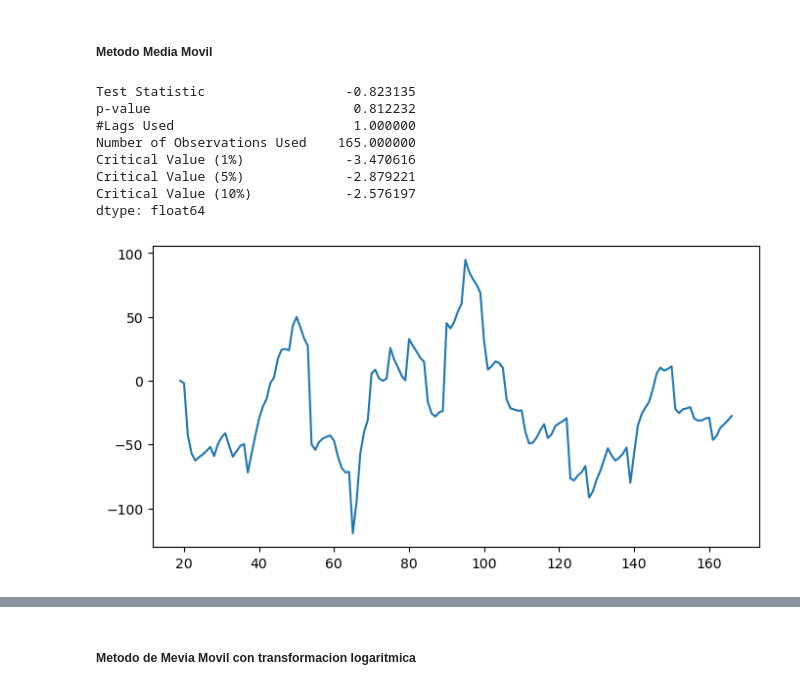
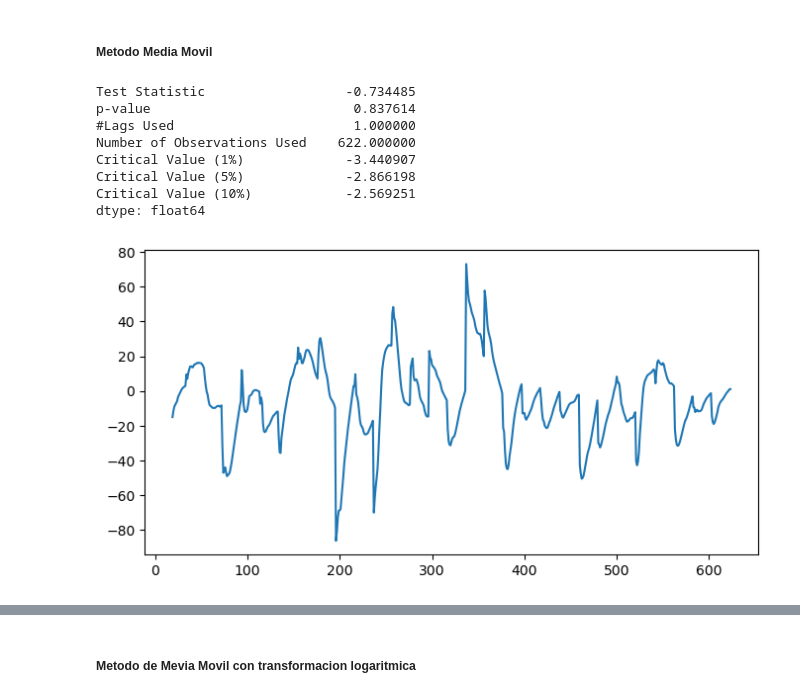
Before and after one commit to german-arq/MIA-Electiva-3-Proyecto-Final, a Jupyter notebook: analisis.ipynb, the cells around one changed output, grey strips where cells are left out. Saved outputs shown, nothing was run; the diff lists cells and outputs as text; code cells hidden in the pictures.

```diff
--- a/analisis.ipynb
+++ b/analisis.ipynb
@@ -58,8 +58,8 @@ df_dollar_hourly_price = df_dollar_hourly_price.rename(columns={'valor':'precio'
 ### Explorar los datos
 # %%
 # Elimino nulos
-df_dollar_hourly_price = df_dollar_hourly_price.dropna()
+df_dollar_15min_price = df_dollar_15min_price.dropna()
 # %%
 # Elimino duplicados
-df_dollar_hourly_price = df_dollar_hourly_price.drop_duplicates()
+df_dollar_15min_price = df_dollar_15min_price.drop_duplicates()
 # %%
@@ -70,6 +70,6 @@ precio           float64
 dtype: object
 # %%
 # Ordeno por fechas
-df_dollar_hourly_price = df_dollar_hourly_price.sort_values(by='fecha')
-df_dollar_hourly_price = df_dollar_hourly_price.reset_index(drop=True)
+df_dollar_15min_price = df_dollar_15min_price.sort_values(by='fecha')
+df_dollar_15min_price = df_dollar_15min_price.reset_index(drop=True)
 # %%
@@ -112,8 +112,8 @@ df_dollar_hourly_price.to_csv('dollar_hourly_price.csv', index=False)
 #### Tendencia
 # %%
 # Media movil
-df_mmv = pd.DataFrame({'fecha':df_dollar_hourly_price['fecha']})
-df_mmv['precio_mmv'] = df_dollar_hourly_price['precio'].rolling(window=20).mean()
+df_mmv = pd.DataFrame({'fecha':df_dollar_15min_price['fecha']})
+df_mmv['precio_mmv'] = df_dollar_15min_price['precio'].rolling(window=20).mean()
 df_mmv.plot(y=['precio_mmv'], figsize=(8,4))
 # %% [output]
 <AxesSubplot: >
@@ -127,29 +127,29 @@ from statsmodels.graphics.tsaplots import plot_pacf
 # %% [markdown]
 ##### Metodo Media Movil
 # %%
-df_test_adfuller = sm.tsa.stattools.adfuller(df_dollar_hourly_price['precio'], autolag='AIC')
+df_test_adfuller = sm.tsa.stattools.adfuller(df_dollar_15min_price['precio'], autolag='AIC')
 result = pd.Series(df_test_adfuller[0:4], index=['Test Statistic','p-value','#Lags Used','Number of Observations Used'])
 for key,value in df_test_adfuller[4].items():
     result['Critical Value (%s)'%key] = value
 print (result)
 # %% [output]
-Test Statistic                  -0.823135
-p-value                          0.812232
+Test Statistic                  -0.734485
+p-value                          0.837614
 #Lags Used                       1.000000
-Number of Observations Used    165.000000
-Critical Value (1%)             -3.470616
-Critical Value (5%)             -2.879221
-Critical Value (10%)            -2.576197
+Number of Observations Used    622.000000
+Critical Value (1%)             -3.440907
+Critical Value (5%)             -2.866198
+Critical Value (10%)            -2.569251
 dtype: float64
 # %%
 # Como la serie es no estacionaria, se intenta transformarla en estacionaria usando el metodo de resta de la media movil
-mmv_diff = df_dollar_hourly_price['precio']-df_mmv['precio_mmv']
+mmv_diff = df_dollar_15min_price['precio']-df_mmv['precio_mmv']
 plt.figure(figsize=(8,4))
 plt.plot(mmv_diff, label='Diferencia entre precio y media movil')
 plt.show()
 mmv_diff.dropna(inplace=True)
 # %% [output]
-[figure, old version]
+[figure, new version]
 # %%
 df_mmv_adfuller = sm.tsa.stattools.adfuller(mmv_diff, autolag='AIC')
 result = pd.Series(df_mmv_adfuller[0:4], index=['Test Statistic','p-value','#Lags Used','Number of Observations Used'])
```
Also changed, not shown: parts of 20 cells of this notebook, 5 other files.
